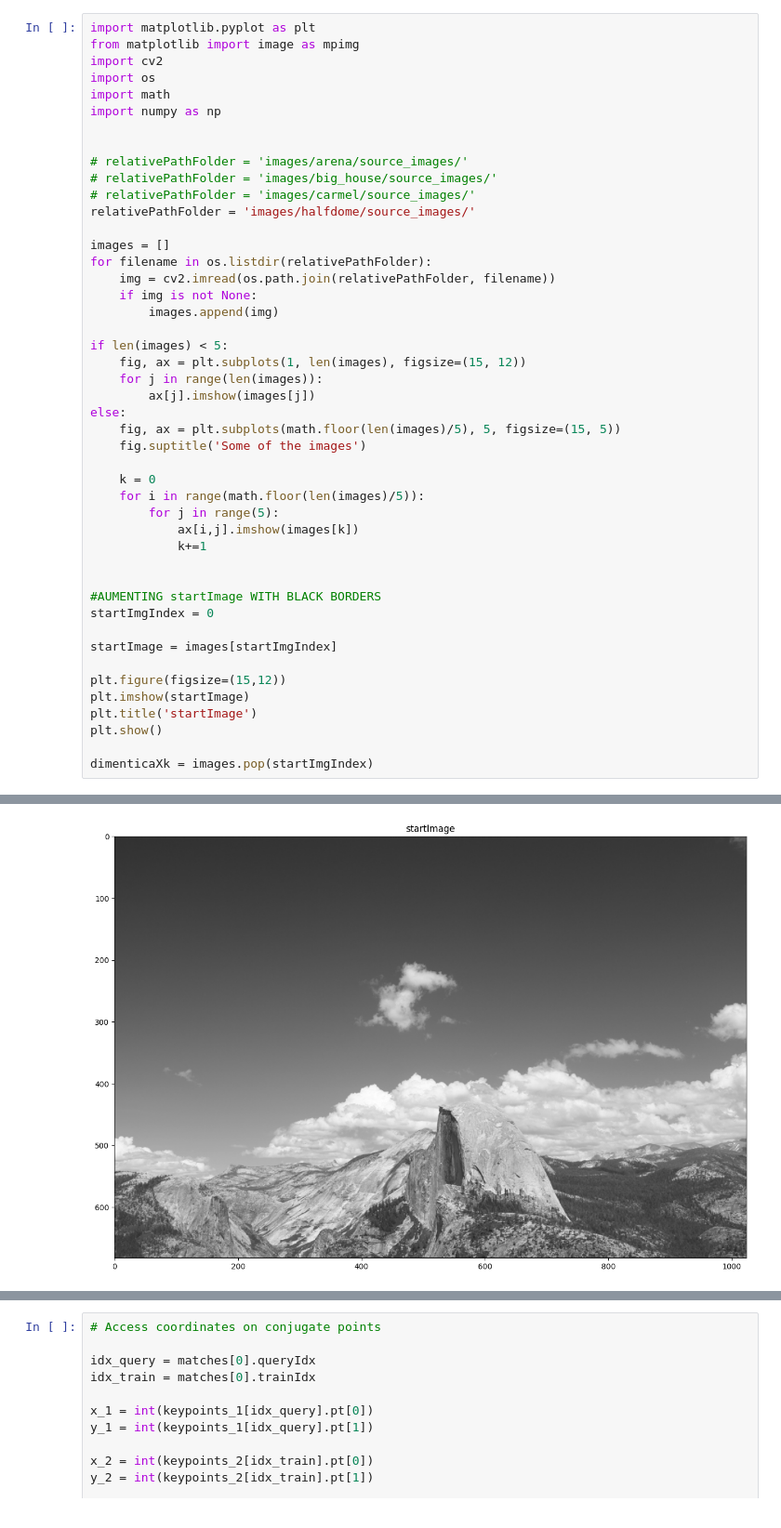
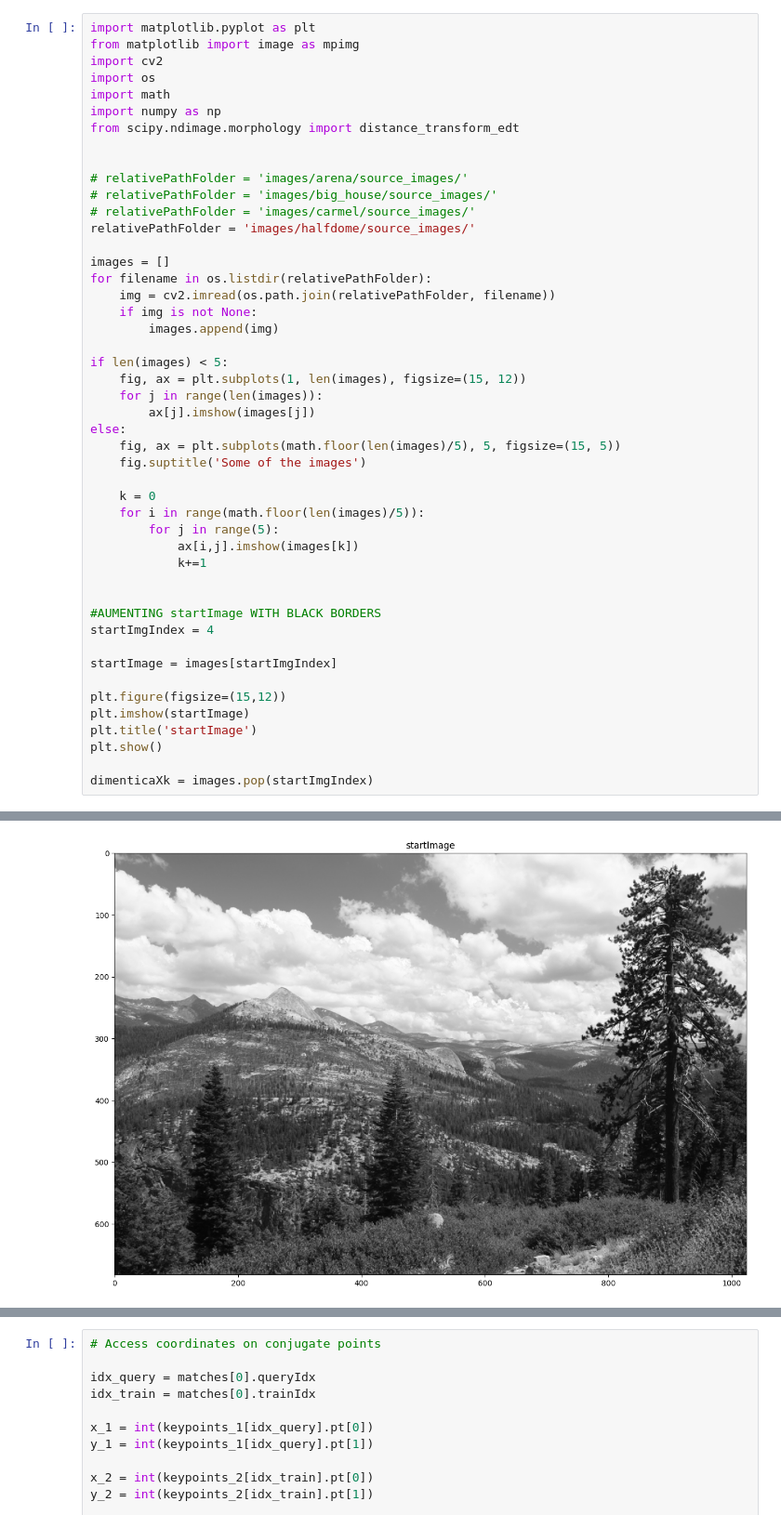
Before and after one commit to nicolamarchiotto/2D-Image-Stiching, a Jupyter notebook: main.ipynb, the cells around one changed output, grey strips where cells are left out. Shown at 93% size. Drawn from its saved outputs; the diff is of its cells as text.

```diff
--- a/main.ipynb
+++ b/main.ipynb
@@ -5,6 +5,7 @@ import cv2
 import os
 import math
 import numpy as np
+from scipy.ndimage.morphology import distance_transform_edt
 
 
 # relativePathFolder = 'images/arena/source_images/'
@@ -18,35 +19,35 @@ for filename in os.listdir(relativePathFolder):
     if img is not None:
         images.append(img)
 
 if len(images) < 5:
     fig, ax = plt.subplots(1, len(images), figsize=(15, 12))
     for j in range(len(images)):
         ax[j].imshow(images[j])
 else:
     fig, ax = plt.subplots(math.floor(len(images)/5), 5, figsize=(15, 5))
     fig.suptitle('Some of the images')
 
     k = 0
     for i in range(math.floor(len(images)/5)):
         for j in range(5):
             ax[i,j].imshow(images[k])
             k+=1
 
 
 #AUMENTING startImage WITH BLACK BORDERS
-startImgIndex = 0
+startImgIndex = 4
 
 startImage = images[startImgIndex]
 
 plt.figure(figsize=(15,12))
 plt.imshow(startImage)
 plt.title('startImage')
 plt.show()
 
 dimenticaXk = images.pop(startImgIndex)
 # %% [output]
 [figure]
-[figure, old version]
+[figure, new version]
 # %%
 # EXTRACTING FEATURES
 
```
Also changed, not shown: parts of 3 cells of this notebook, 1 other file.
